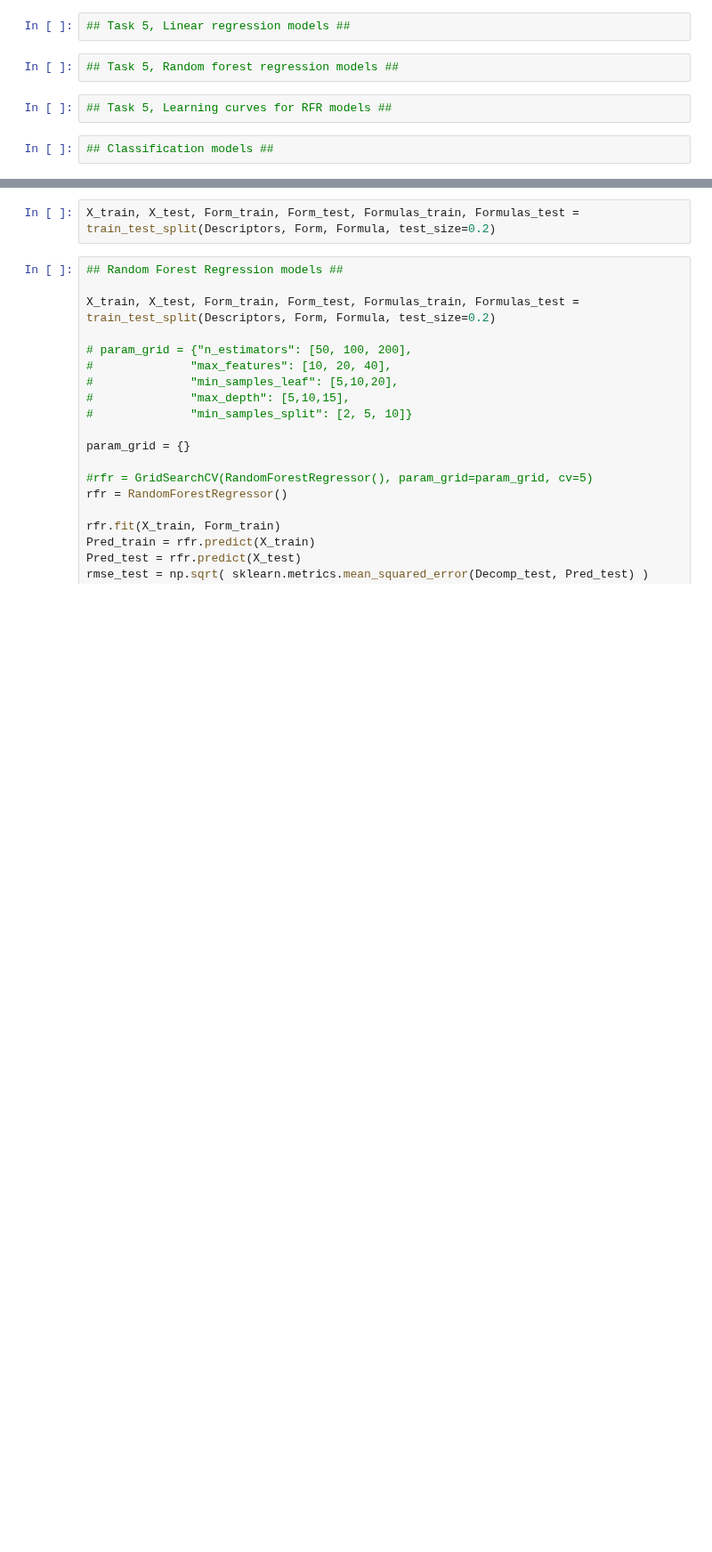
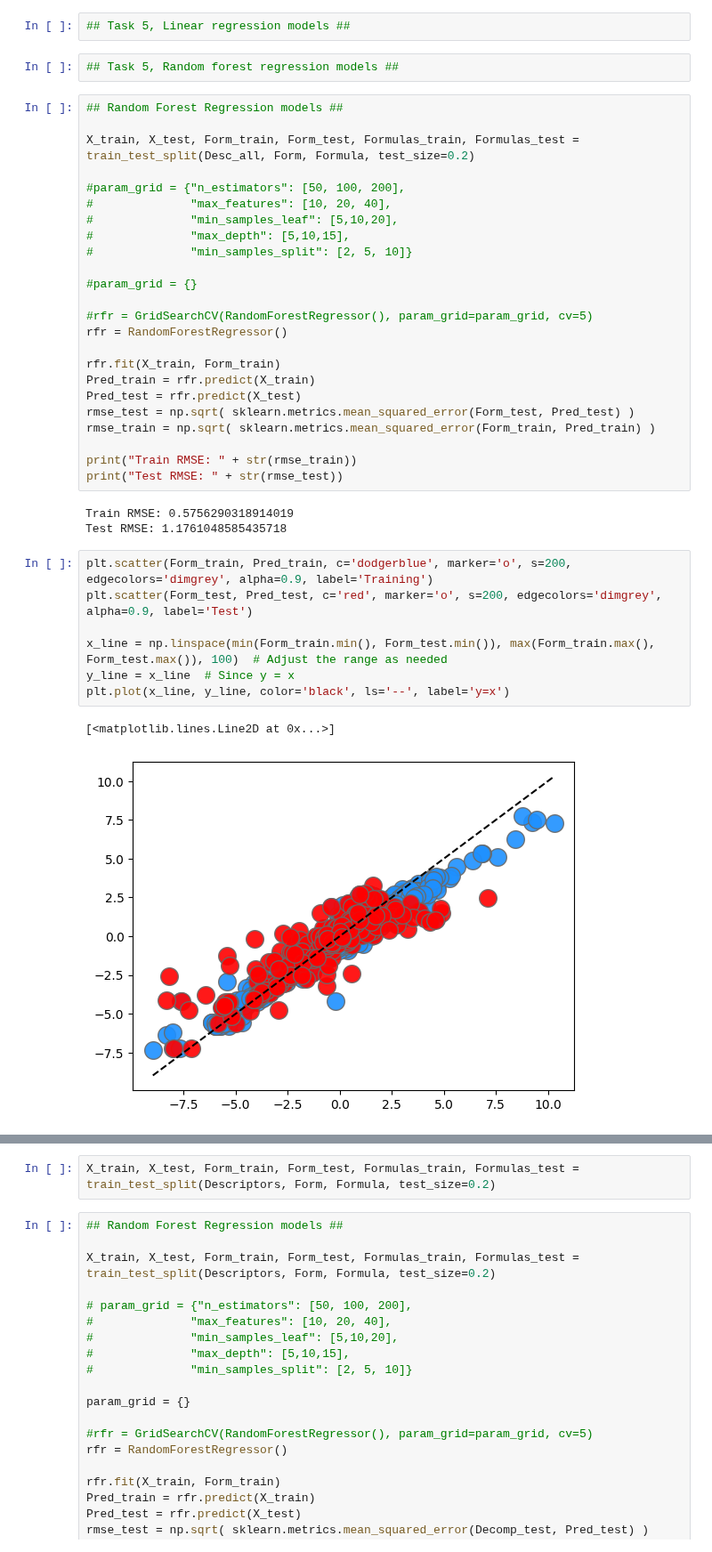
Before and after one commit to mannodiarun/MSE570, a Jupyter notebook: hw6.ipynb, the cells around one changed output, grey strips where cells are left out. Shown at 89% size. Drawn from its saved outputs; the diff is of its cells as text; blank space fills up the shorter version.

```diff
--- a/hw6.ipynb
+++ b/hw6.ipynb
@@ -300,7 +297,40 @@ np.float64(1395.18)
 ## Task 5, Linear regression models ##
 # %%
 ## Task 5, Random forest regression models ##
-# %%
-## Task 5, Learning curves for RFR models ##
-# %%
-## Classification models ##
+# %%
+## Random Forest Regression models ##
+
+X_train, X_test, Form_train, Form_test, Formulas_train, Formulas_test = train_test_split(Desc_all, Form, Formula, test_size=0.2)
+
+#param_grid = {"n_estimators": [50, 100, 200],
+#              "max_features": [10, 20, 40],
+#              "min_samples_leaf": [5,10,20],
+#              "max_depth": [5,10,15],
+#              "min_samples_split": [2, 5, 10]}
+
+#param_grid = {}
+
+#rfr = GridSearchCV(RandomForestRegressor(), param_grid=param_grid, cv=5)
+rfr = RandomForestRegressor()
+
+rfr.fit(X_train, Form_train)
+Pred_train = rfr.predict(X_train)
+Pred_test = rfr.predict(X_test)
+rmse_test = np.sqrt( sklearn.metrics.mean_squared_error(Form_test, Pred_test) )
+rmse_train = np.sqrt( sklearn.metrics.mean_squared_error(Form_train, Pred_train) )
+
+print("Train RMSE: " + str(rmse_train))
+print("Test RMSE: " + str(rmse_test))
+# %% [output]
+Train RMSE: 0.5756290318914019
+Test RMSE: 1.1761048585435718
+# %%
+plt.scatter(Form_train, Pred_train, c='dodgerblue', marker='o', s=200, edgecolors='dimgrey', alpha=0.9, label='Training')
+plt.scatter(Form_test, Pred_test, c='red', marker='o', s=200, edgecolors='dimgrey', alpha=0.9, label='Test')
+
+x_line = np.linspace(min(Form_train.min(), Form_test.min()), max(Form_train.max(), Form_test.max()), 100)  # Adjust the range as needed
+y_line = x_line  # Since y = x
+plt.plot(x_line, y_line, color='black', ls='--', label='y=x')
+# %% [output]
+[<matplotlib.lines.Line2D at 0x...>]
+[figure, added]
```
Also changed, not shown: parts of 8 cells of this notebook.
